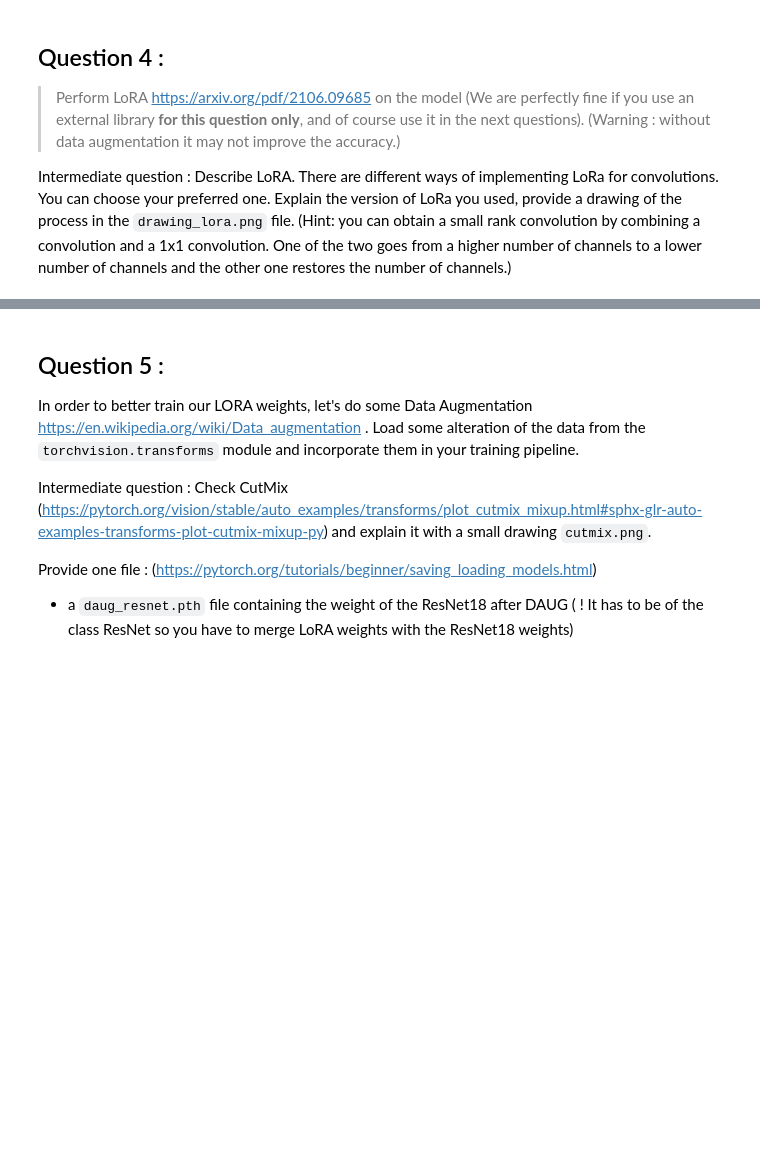
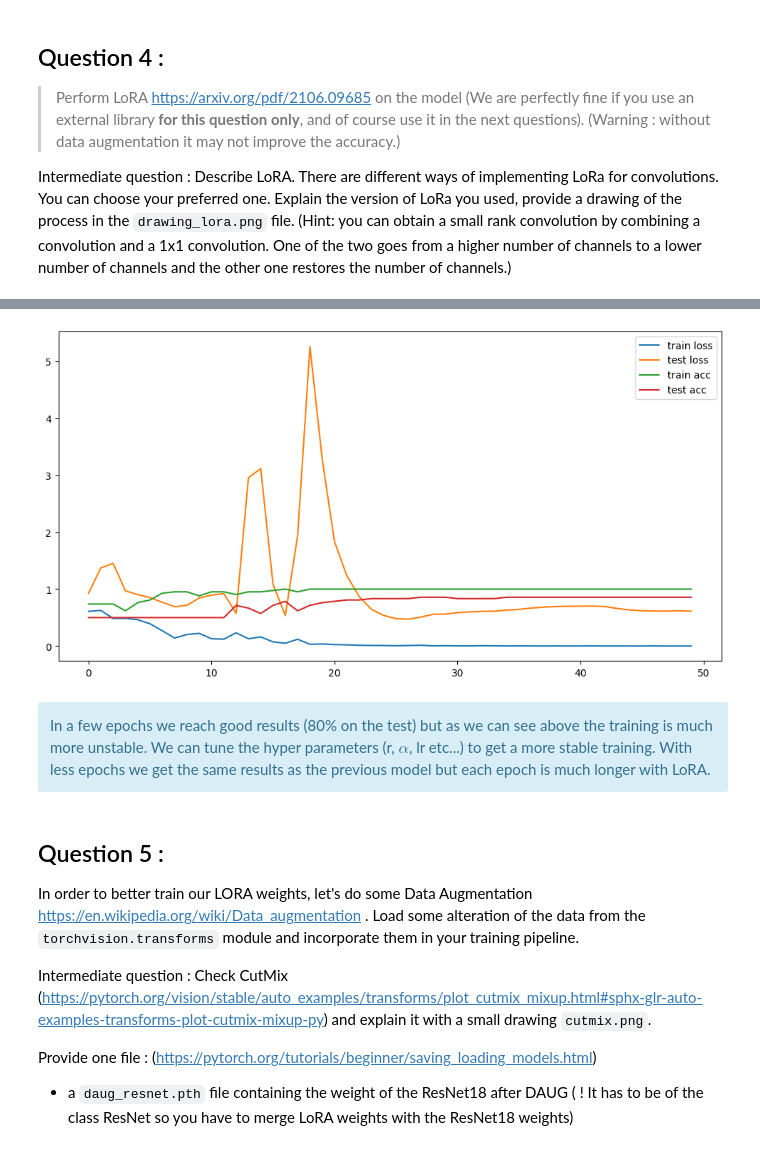
Before and after one commit to QMoayedpour/DeepInPractice_MVA, a Jupyter notebook: tp_4/TP4.ipynb, the cells around one changed output, grey strips where cells are left out. Drawn from its saved outputs; the diff is of its cells as text; code cells hidden in the pictures; blank space fills up the shorter version.

```diff
--- a/tp_4/TP4.ipynb
+++ b/tp_4/TP4.ipynb
@@ -352,3 +364,37 @@ Intermediate question : Describe LoRA. There are different ways of implementing
+# %%
+import loralib as lora # as suggested in the discord, we can simply use loralib. With lora lib the code is pretty simple
+# we only need a function that "apply" lora to the modules of the resnet
+
+resnet = models.resnet18(weights="DEFAULT")
+
+def lora_to_resnet(model, r=2, alpha=32):
+    for name, module in model.named_children():
+        if isinstance(module, nn.Conv2d):
+            new_conv = lora.Conv2d(in_channels=module.in_channels, out_channels=module.out_channels, kernel_size=module.kernel_size[0],
+                                   stride=module.stride, padding=module.padding, r=r, lora_alpha=alpha)
+            setattr(model, name, new_conv)
+        elif isinstance(module, nn.Linear):
+            new_linear = lora.Linear(module.in_features, module.out_features, r=r, lora_alpha=alpha)
+            setattr(model, name, new_linear)
+        else: # for module list for instance
+            apply_lora_to_resnet(module, r=r, alpha=alpha)
+
+apply_lora_to_resnet(resnet, r=4, alpha=16)
+
+criterion = nn.BCEWithLogitsLoss()
+epochs = 50 # 70 here is way enough
+
+resnet.fc = LastLayer()
+
+resnet.to(device)
+
+losses = simple_trainer(resnet, criterion=criterion, dataloader= train_dataloader, test_dataloader=test_dataloader, epochs=epochs, lr=1e-3, device="cuda")
+# %%
+plot_losses(losses)
+# %% [output]
+[figure, added]
+# %% [markdown]
+<div class="alert alert-info">  In a few epochs we reach good results (80% on the test) but as we can see above the training is much more unstable. We can tune the hyper parameters (r, $\alpha$, lr etc...) to get a more stable training. With less epochs we get the same results as the previous model but each epoch is much longer with LoRA.</div>
 # %% [markdown]
 ## Question 5 :
 In order to better train our LORA weights, let's do some Data Augmentation https://en.wikipedia.org/wiki/Data_augmentation . Load some alteration of the data from the `torchvision.transforms` module and incorporate them in your training pipeline.
```
Also changed, not shown: parts of 2 cells of this notebook.
